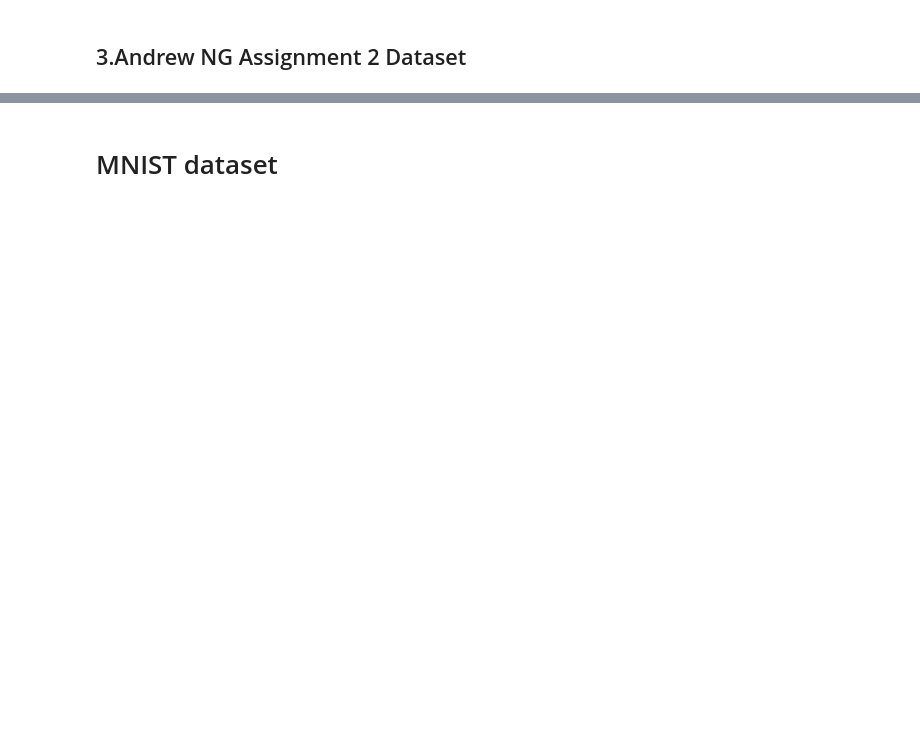
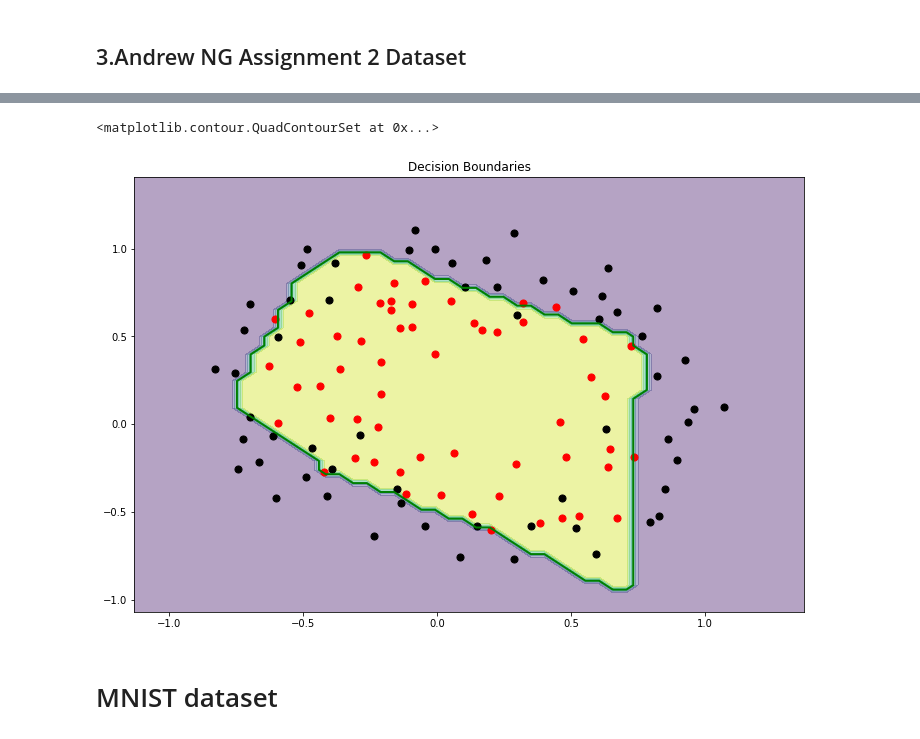
Before and after one commit to mcagriardic/Andrew-NG-Coursera, a Jupyter notebook: ex4/NeuralNetwork_class.ipynb, the cells around one changed output, grey strips where cells are left out. Saved outputs shown, nothing was run; the diff lists cells and outputs as text; code cells hidden in the pictures; blank space fills up the shorter version.

```diff
--- a/ex4/NeuralNetwork_class.ipynb
+++ b/ex4/NeuralNetwork_class.ipynb
@@ -571,16 +666,13 @@ print(Y.shape)
 # %%
 model = NeuralNetwork(
     input_layer=(X.shape[0], 'relu'),
-    hidden_layer=[(10,'relu'), (4,'softmax')],
+    hidden_layer=[(8,'relu'), (4,'softmax')],
     output_layer=Y.shape[0],
     batch_size=8,
     optimizer={"method": "ADAM", "beta1": 0.9, "beta2": 0.999},
-    penalty = None,
-    dropout=False,
-    keep_prob=0.9,
-    lambd=0.05,
+    keep_prob=0.8,
     epoch=1500,
-    alpha=0.001
+    alpha=0.01
 )
 
 model.fit(X,Y)
@@ -612,29 +722,32 @@ print(models["model_5"])
 # %%
 ### Decision Boundaries
 %matplotlib inline
 import matplotlib.pyplot as plt
-X = ex2data2
+data = ex2data2
 
-x1_min, x1_max = X[:, 0].min() - 0.3, X[:, 0].max() + 0.3,
-x2_min, x2_max = X[:, 1].min() - 0.3, X[:, 1].max() + 0.3,
+x1_min, x1_max = data[:, 0].min() - 0.3, data[:, 0].max() + 0.3,
+x2_min, x2_max = data[:, 1].min() - 0.3, data[:, 1].max() + 0.3,
 xx1, xx2 = np.meshgrid(np.linspace(x1_min, x1_max), np.linspace(x2_min, x2_max))
 
 # here "model" is your model's prediction (classification) function
-Z = model.predict(np.c_[xx1.ravel(), xx2.ravel()].T)
+Z = model.predict(np.c_[xx1.ravel(), xx2.ravel()].T, apply_dropout=False)
 
 negatives = ex2data2[ex2data2[:, -1] == 0]
 positives = ex2data2[ex2data2[:, -1] == 1]
 
 # Put the result into a color plot
 Z = Z.reshape(xx1.shape)
 plt.figure(figsize=(12,8))
 plt.contourf(xx1, xx2, Z,alpha=0.4)
 #plt.axis('off')
 plt.scatter(negatives[:, 0], negatives[:, 1],s=50, color='k')
 plt.scatter(positives[:, 0], positives[:, 1],s=50, color='r')
 plt.title('Decision Boundaries')
 
 plt.contour(xx1, xx2, Z, [0.5], linewidths=2, colors="g")
+# %% [output]
+<matplotlib.contour.QuadContourSet at 0x...>
+[figure, added]
 # %% [markdown]
 # MNIST dataset
 # %%
```
Also changed, not shown: parts of 28 cells of this notebook.
